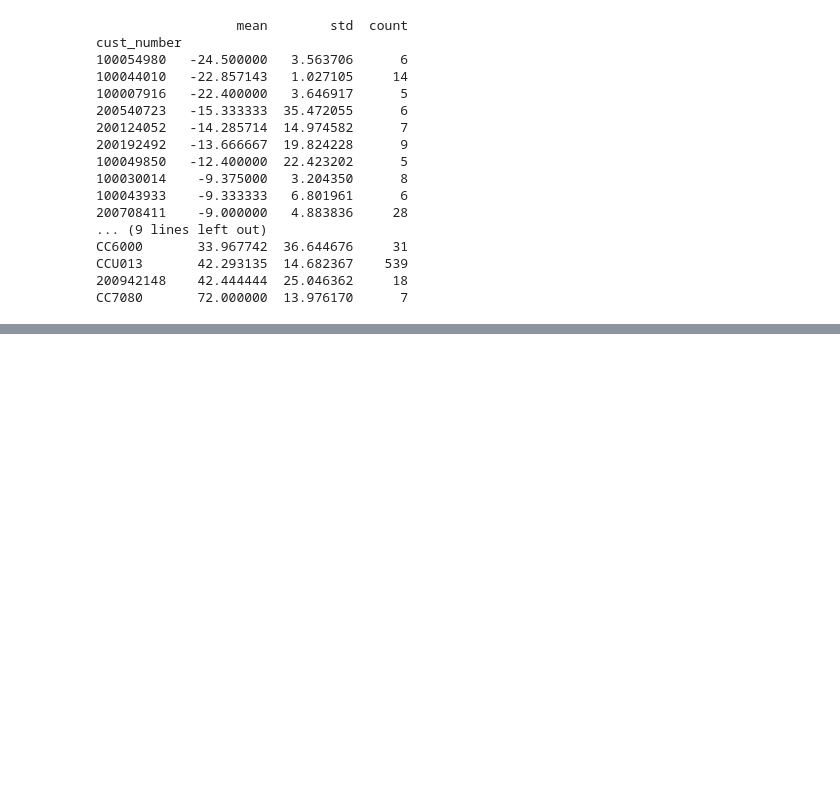
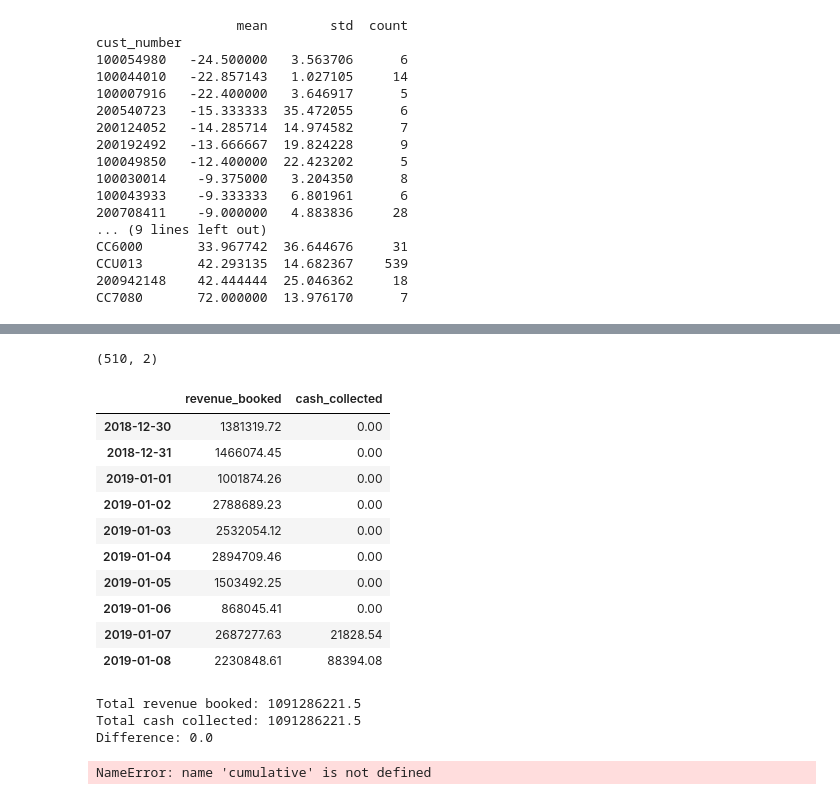
Before and after one commit to Jatin288/msme-cashflow-btp, a Jupyter notebook: notebooks/01_eda_ibm_dataset.ipynb, the cells around one changed output, grey strips where cells are left out. Drawn from its saved outputs; the diff is of its cells as text; code cells hidden in the pictures; blank space fills up the shorter version.

```diff
--- a/notebooks/01_eda_ibm_dataset.ipynb
+++ b/notebooks/01_eda_ibm_dataset.ipynb
@@ -240,0 +251,4 @@ CC7080       72.000000  13.976170      7
+# %%
+u001 = df2_clean[df2_clean['business_code'] == 'U001'].copy()
+print(u001.shape)
+print(u001[['posting_date', 'due_in_date', 'clear_date', 'total_open_amount']].head())
@@ -240,0 +263,3 @@ CC7080       72.000000  13.976170      7
+# %%
+u001['posting_date'] = pd.to_datetime(u001['posting_date'])
+print(u001['posting_date'].min(), 'to', u001['posting_date'].max())
@@ -240,0 +280,44 @@ CC7080       72.000000  13.976170      7
+# %%
+# Step 1: daily revenue booked (invoices issued, by posting_date)
+revenue_daily = u001.groupby('posting_date')['total_open_amount'].sum()
+revenue_daily.name = 'revenue_booked'
+
+# Step 2: daily cash collected (invoices settled, by clear_date)
+collected_daily = u001.groupby('clear_date')['total_open_amount'].sum()
+collected_daily.name = 'cash_collected'
+
+# Step 3: build a full daily calendar spanning the entire date range,
+# so days with NO activity show up as 0, not as missing gaps
+full_range = pd.date_range(start=u001['posting_date'].min(), end=u001['clear_date'].max(), freq='D')
+panel = pd.DataFrame(index=full_range)
+panel['revenue_booked'] = revenue_daily
+panel['cash_collected'] = collected_daily
+panel = panel.fillna(0)
+
+print(panel.shape)
+panel.head(10)
+# %% [output]
+(510, 2)
+|  | revenue_booked | cash_collected |
+| 2018-12-30 | 1381319.72 | 0.00 |
+| 2018-12-31 | 1466074.45 | 0.00 |
+| 2019-01-01 | 1001874.26 | 0.00 |
+| 2019-01-02 | 2788689.23 | 0.00 |
+| 2019-01-03 | 2532054.12 | 0.00 |
+| 2019-01-04 | 2894709.46 | 0.00 |
+| 2019-01-05 | 1503492.25 | 0.00 |
+| 2019-01-06 | 868045.41 | 0.00 |
+| 2019-01-07 | 2687277.63 | 21828.54 |
+| 2019-01-08 | 2230848.61 | 88394.08 |
+# %%
+print("Total revenue booked:", panel['revenue_booked'].sum())
+print("Total cash collected:", panel['cash_collected'].sum())
+print("Difference:", panel['revenue_booked'].sum() - panel['cash_collected'].sum())
+# %% [output]
+Total revenue booked: 1091286221.5
+Total cash collected: 1091286221.5
+Difference: 0.0
+# %%
+receivables_outstanding = cumulative(revenue_booked) - cumulative(cash_collected)
+# %% [output]
+NameError: name 'cumulative' is not defined
```
Also changed, not shown: parts of 4 cells of this notebook, 4 other files.
